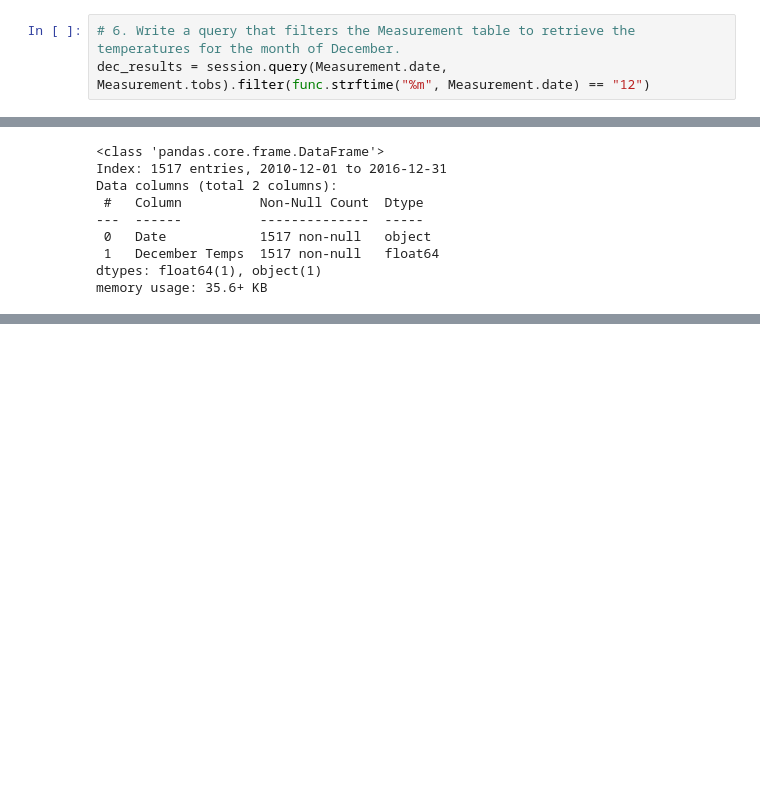
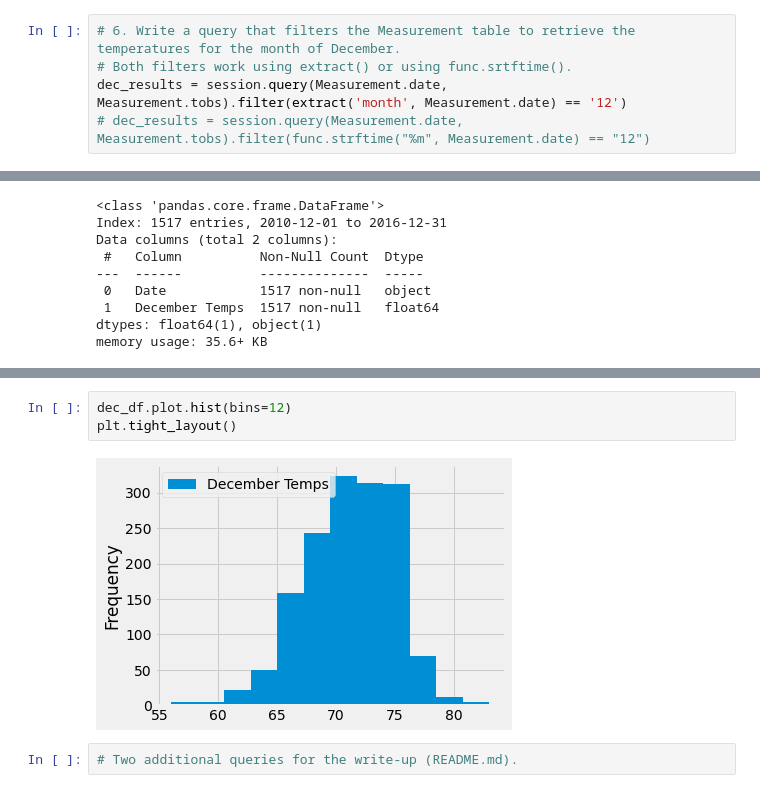
Before and after one commit to tkirk70/surfs_up, a Jupyter notebook: SurfsUp_Challenge.ipynb, the cells around one changed output, grey strips where cells are left out. Saved outputs shown, nothing was run; the diff lists cells and outputs as text; blank space fills up the shorter version.

```diff
--- a/SurfsUp_Challenge_starter_code.ipynb
+++ b/SurfsUp_Challenge.ipynb
@@ -177,7 +158,9 @@ jun_df.describe()
 ## D2: Determine the Summary Statistics for December
 # %%
 # 6. Write a query that filters the Measurement table to retrieve the temperatures for the month of December.
-dec_results = session.query(Measurement.date, Measurement.tobs).filter(func.strftime("%m", Measurement.date) == "12")
+# Both filters work using extract() or using func.srtftime().
+dec_results = session.query(Measurement.date, Measurement.tobs).filter(extract('month', Measurement.date) == '12')
+# dec_results = session.query(Measurement.date, Measurement.tobs).filter(func.strftime("%m", Measurement.date) == "12")
 # %%
 # 7. Convert the December temperatures to a list.
 print(dec_results.all())
@@ -248,0 +222,7 @@ dec_df.plot()
+# %%
+dec_df.plot.hist(bins=12)
+plt.tight_layout()
+# %% [output]
+[figure, added]
+# %%
+# Two additional queries for the write-up (README.md).
```
Also changed, not shown: parts of 23 cells of this notebook, 6 other files.
